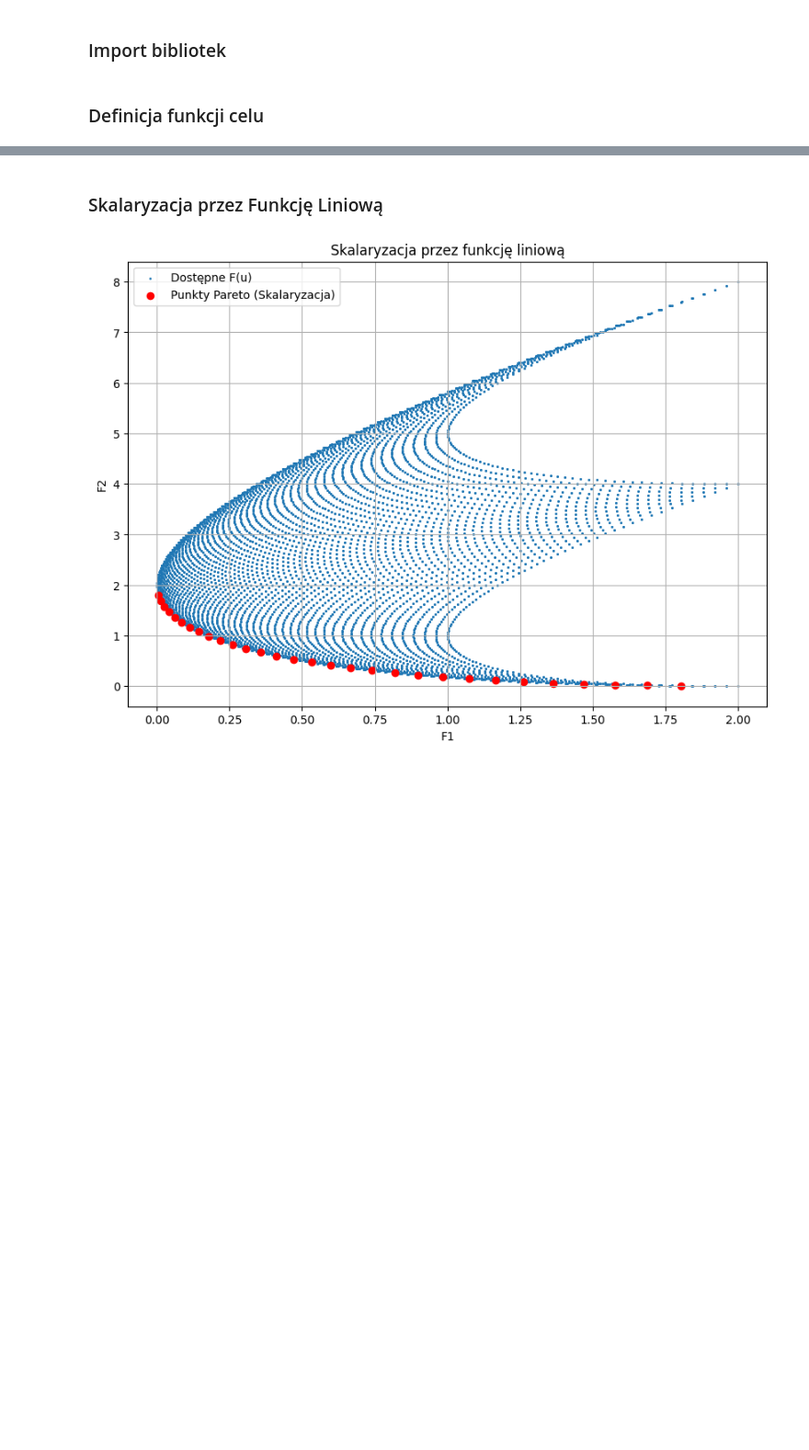
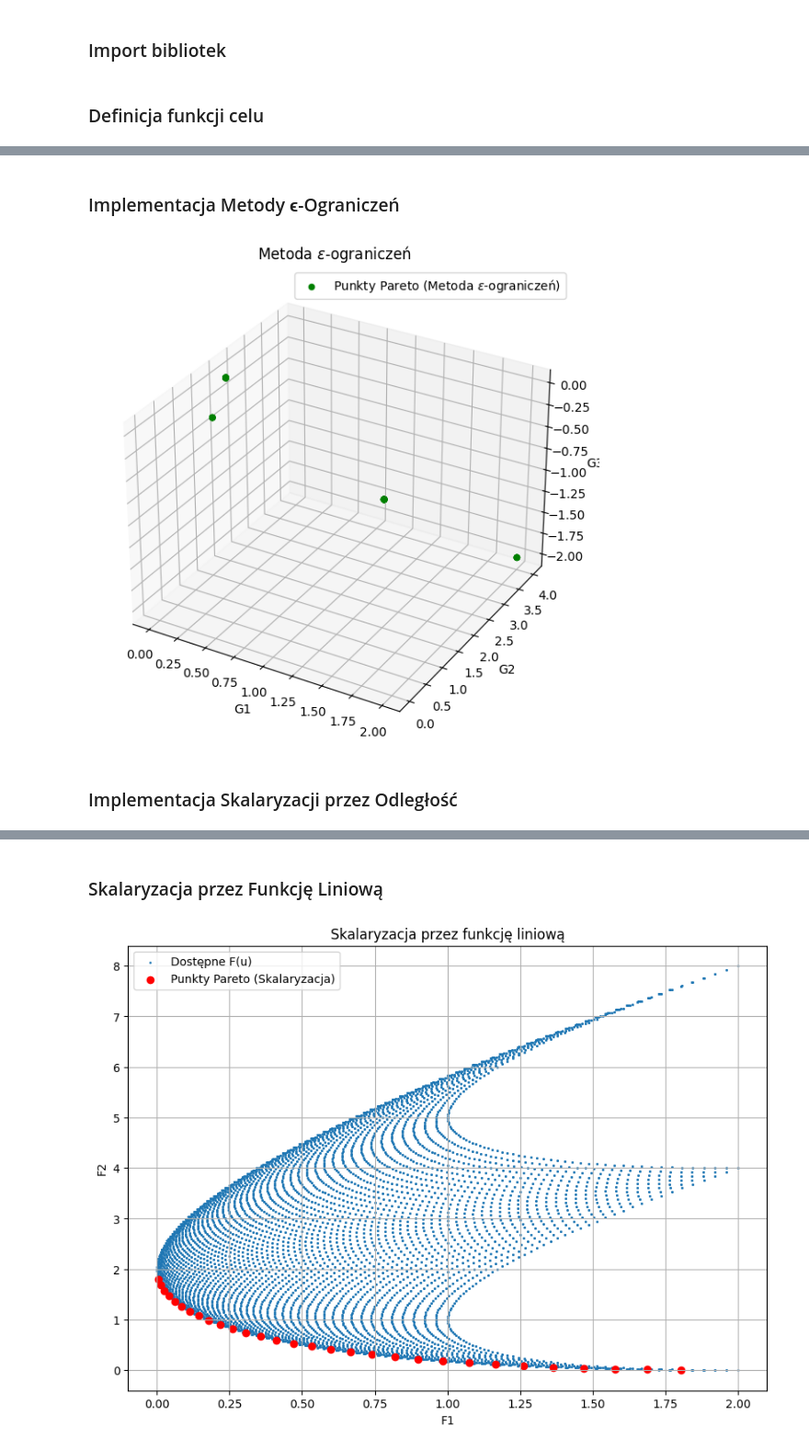
Before and after one commit to Julnowak/Optymalizacja-wielokryterialna, a Jupyter notebook: lab3/skalaryzacja.ipynb, the cells around one changed output, grey strips where cells are left out. Shown: that part at 92% size. Cells and saved outputs as stored; diff of their text form; code cells hidden in the pictures; blank space fills up the shorter version.

```diff
--- a/lab3/skalaryzacja.ipynb
+++ b/lab3/skalaryzacja.ipynb
@@ -8,0 +326,2 @@ from scipy.optimize import minimize
+# %% [markdown]
+### Implementacja Metody ϵ-Ograniczeń
@@ -8,0 +368,21 @@ from scipy.optimize import minimize
+# %%
+# Wizualizacja 3D
+fig = plt.figure(figsize=(10, 7))
+ax = fig.add_subplot(111, projection='3d')
+
+# Wszystkie dostępne wartości G(u)
+# ax.scatter(G_all[:, 0], G_all[:, 1], G_all[:, 2], s=5, color='gray', alpha=0.5, label='Dostępne G(u)')
+
+# Punkty Pareto
+ax.scatter(G_pareto[:, 0], G_pareto[:, 1], G_pareto[:, 2], color='green', label='Punkty Pareto (Metoda $\epsilon$-ograniczeń)')
+
+ax.set_xlabel('G1')
+ax.set_ylabel('G2')
+ax.set_zlabel('G3')
+ax.set_title('Metoda $\epsilon$-ograniczeń')
+ax.legend()
+plt.show()
+# %% [output]
+[figure, added]
+# %% [markdown]
+###  Implementacja Skalaryzacji przez Odległość
```
Also changed, not shown: parts of 17 cells of this notebook.
